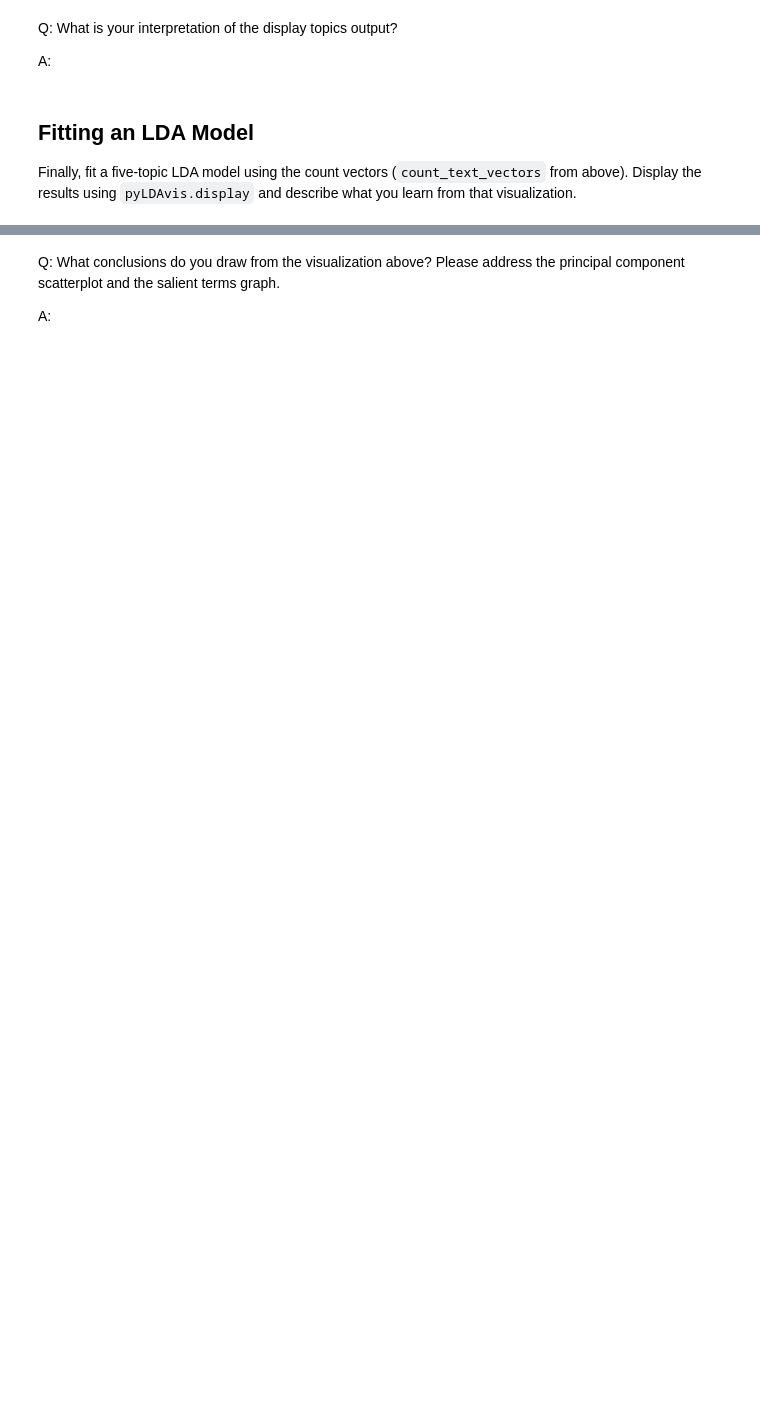
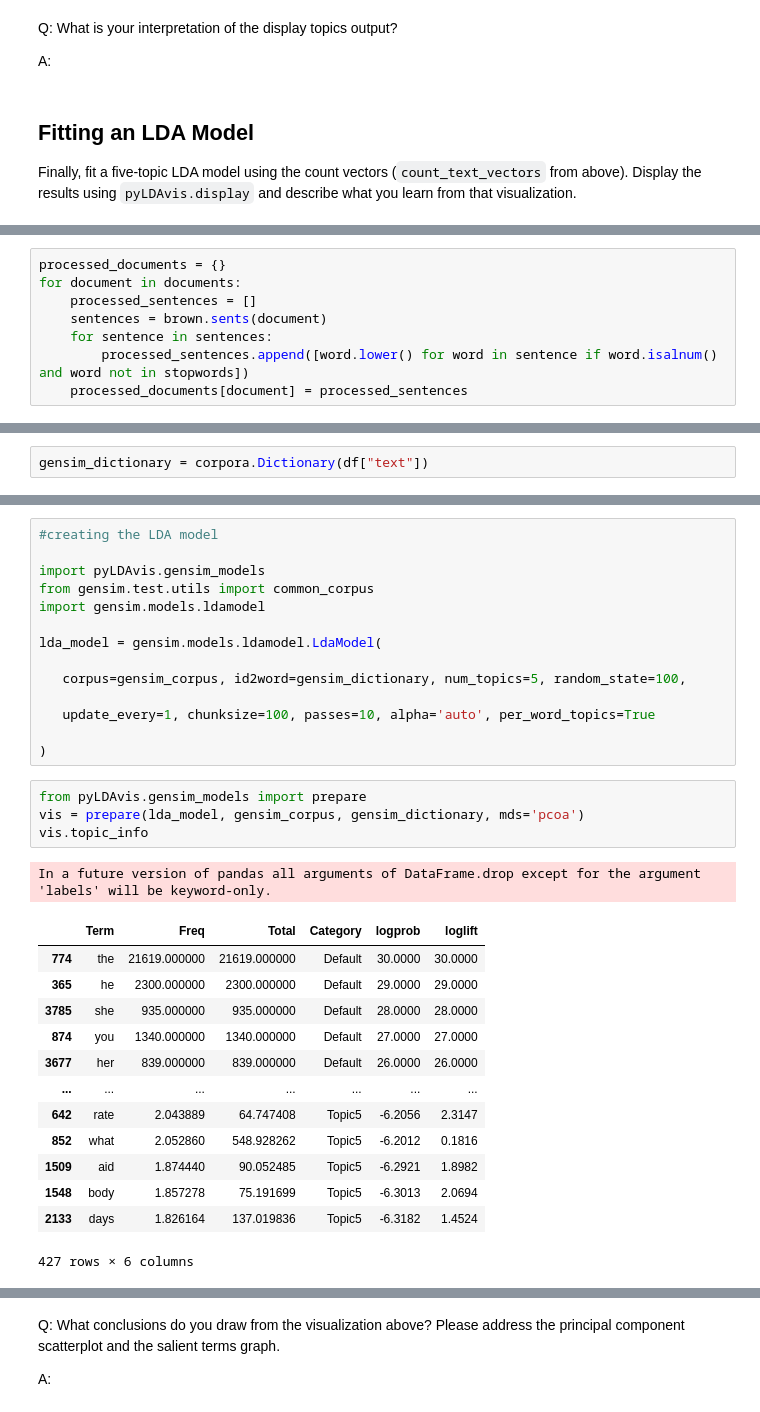
Before and after one commit to zachfreitas/Assignment-5.1-Topic-Modeling, a Jupyter notebook: Topic Modeling.ipynb, the cells around one changed output, grey strips where cells are left out. Saved outputs shown, nothing was run; the diff lists cells and outputs as text; blank space fills up the shorter version.

```diff
--- a/Topic Modeling.ipynb
+++ b/Topic Modeling.ipynb
@@ -222,0 +439,8 @@ pyLDAvis.display(lda_display)
+# %%
+processed_documents = {}
+for document in documents:
+    processed_sentences = []
+    sentences = brown.sents(document)
+    for sentence in sentences:
+        processed_sentences.append([word.lower() for word in sentence if word.isalnum() and word not in stopwords])
+    processed_documents[document] = processed_sentences
@@ -222,0 +570,2 @@ pyLDAvis.display(lda_display)
+# %%
+gensim_dictionary = corpora.Dictionary(df["text"])
@@ -222,0 +602,33 @@ pyLDAvis.display(lda_display)
+# %%
+#creating the LDA model
+
+import pyLDAvis.gensim_models
+from gensim.test.utils import common_corpus
+import gensim.models.ldamodel
+
+lda_model = gensim.models.ldamodel.LdaModel(
+
+   corpus=gensim_corpus, id2word=gensim_dictionary, num_topics=5, random_state=100,
+
+   update_every=1, chunksize=100, passes=10, alpha='auto', per_word_topics=True
+
+)
+# %%
+from pyLDAvis.gensim_models import prepare
+vis = prepare(lda_model, gensim_corpus, gensim_dictionary, mds='pcoa')
+vis.topic_info
+# %% [output]
+In a future version of pandas all arguments of DataFrame.drop except for the argument 'labels' will be keyword-only.
+|  | Term | Freq | Total | Category | logprob | loglift |
+| 774 | the | 21619.000000 | 21619.000000 | Default | 30.0000 | 30.0000 |
+| 365 | he | 2300.000000 | 2300.000000 | Default | 29.0000 | 29.0000 |
+| 3785 | she | 935.000000 | 935.000000 | Default | 28.0000 | 28.0000 |
+| 874 | you | 1340.000000 | 1340.000000 | Default | 27.0000 | 27.0000 |
+| 3677 | her | 839.000000 | 839.000000 | Default | 26.0000 | 26.0000 |
+| ... | ... | ... | ... | ... | ... | ... |
+| 642 | rate | 2.043889 | 64.747408 | Topic5 | -6.2056 | 2.3147 |
+| 852 | what | 2.052860 | 548.928262 | Topic5 | -6.2012 | 0.1816 |
+| 1509 | aid | 1.874440 | 90.052485 | Topic5 | -6.2921 | 1.8982 |
+| 1548 | body | 1.857278 | 75.191699 | Topic5 | -6.3013 | 2.0694 |
+| 2133 | days | 1.826164 | 137.019836 | Topic5 | -6.3182 | 1.4524 |
+427 rows × 6 columns
```
Also changed, not shown: parts of 46 cells of this notebook.
